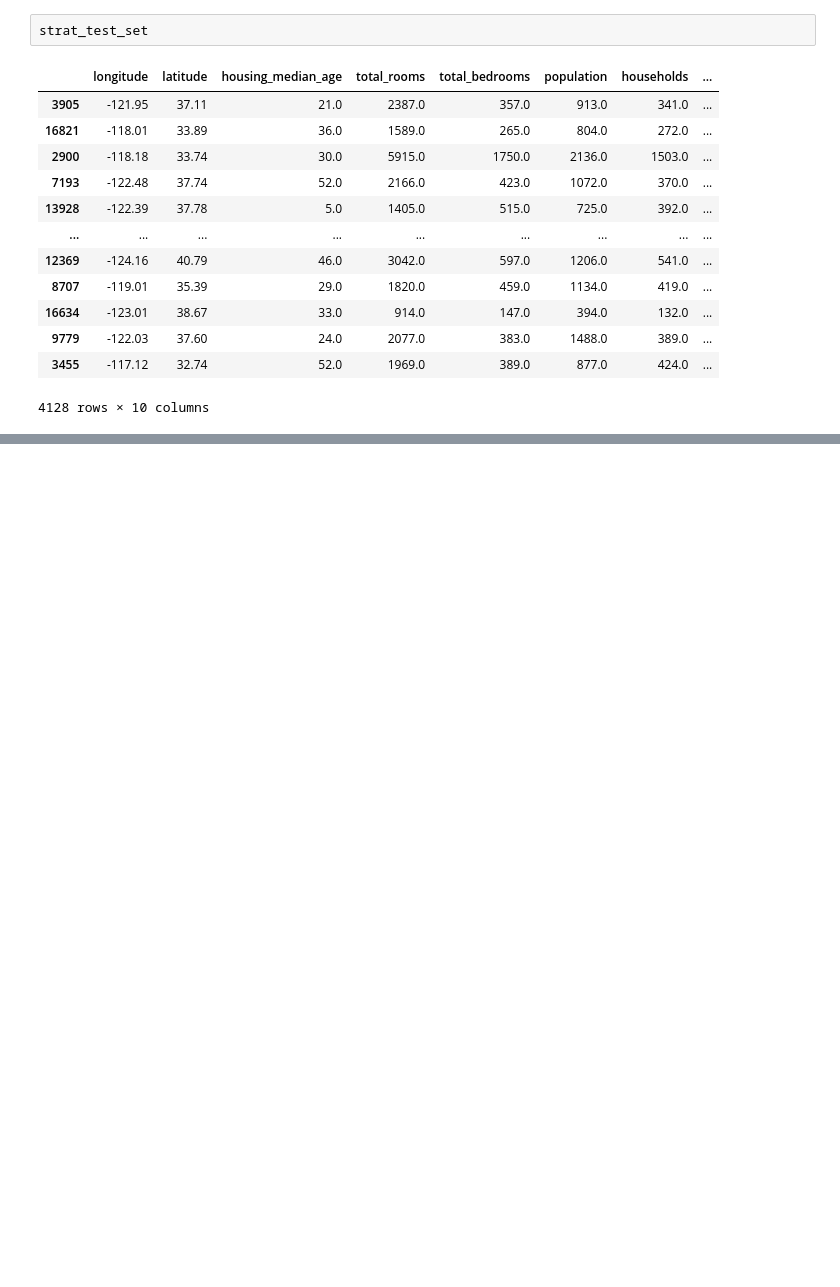
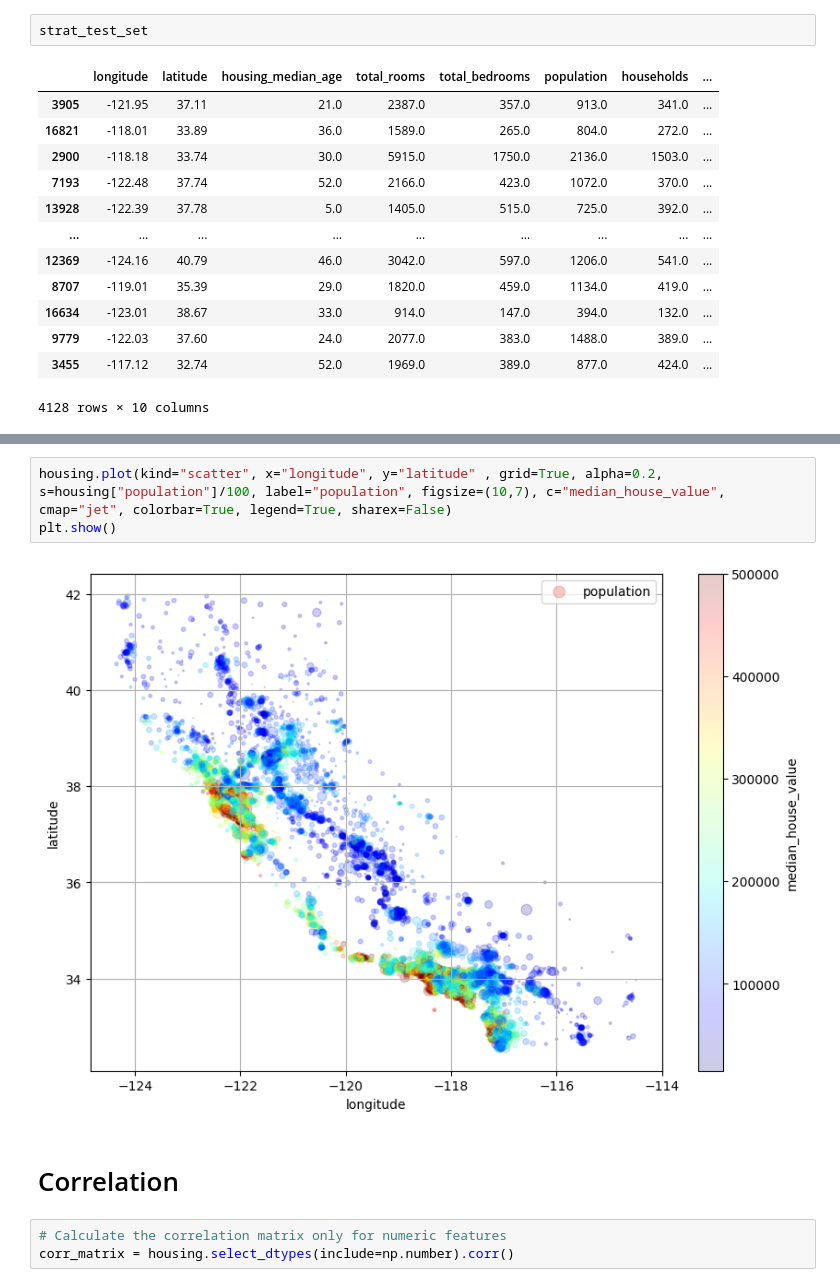
Before and after one commit to goldfishdolphin/real-estate-machine-learning, a Jupyter notebook: Housing.ipynb, the cells around one changed output, grey strips where cells are left out. Saved outputs shown, nothing was run; the diff lists cells and outputs as text; blank space fills up the shorter version.

```diff
--- a/Housing.ipynb
+++ b/Housing.ipynb
@@ -224,0 +239,10 @@ strat_test_set
+# %%
+housing.plot(kind="scatter", x="longitude", y="latitude" , grid=True, alpha=0.2, s=housing["population"]/100, label="population", figsize=(10,7), c="median_house_value", cmap="jet", colorbar=True, legend=True, sharex=False)
+plt.show()
+# %% [output]
+[figure, added]
+# %% [markdown]
+# Correlation
+# %%
+# Calculate the correlation matrix only for numeric features
+corr_matrix = housing.select_dtypes(include=np.number).corr()
```
Also changed, not shown: parts of 12 cells of this notebook.
